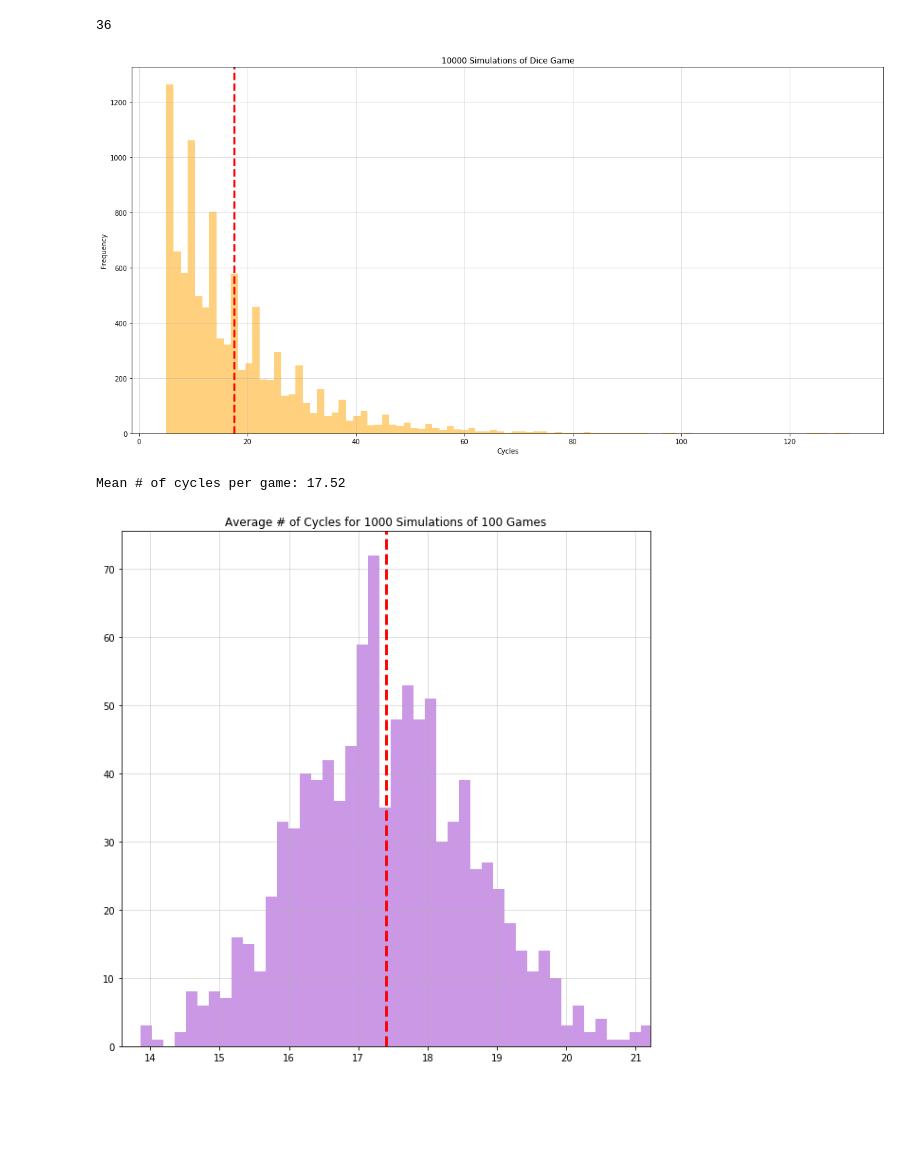
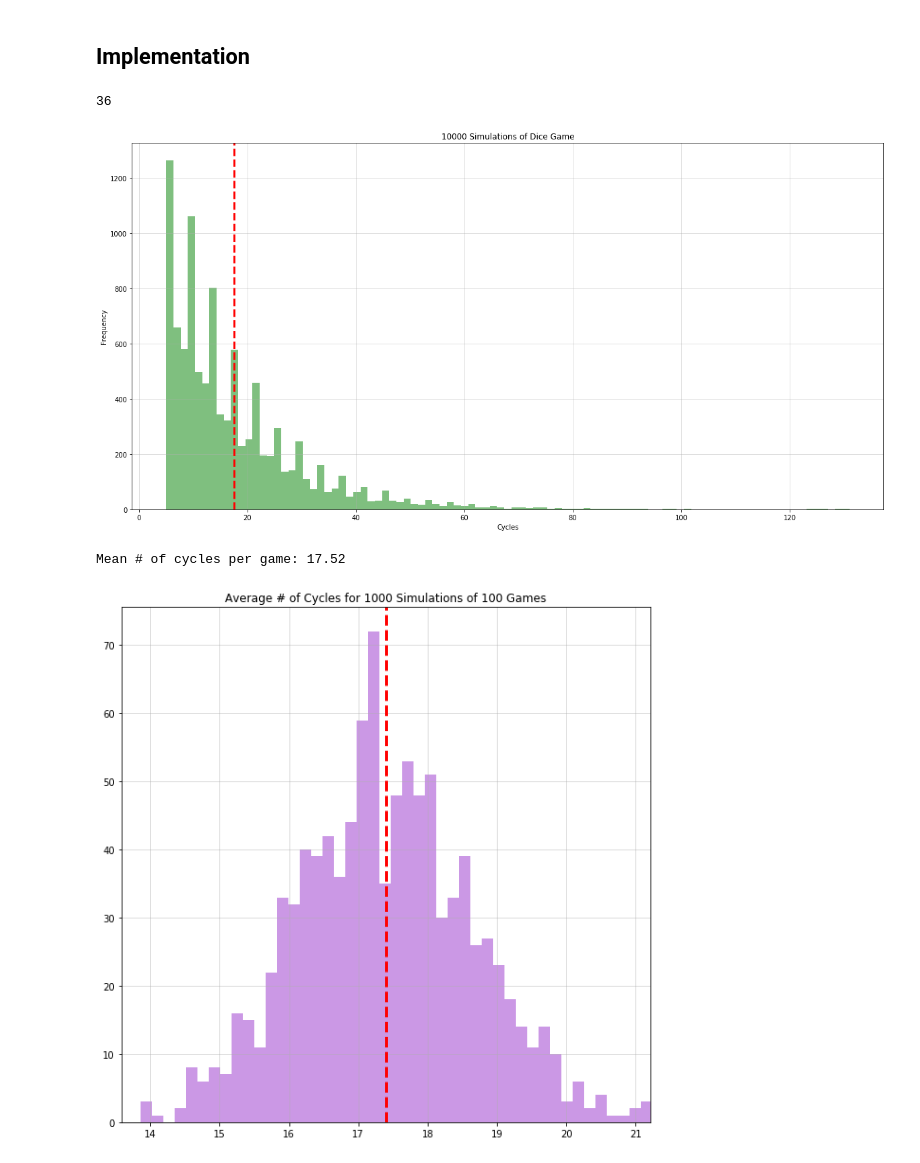
Before and after one commit to vgawande-git/simulation_omscs, a Jupyter notebook: Project 1/dice_game_simulation.ipynb, the cells around one changed output. Saved outputs shown, nothing was run; the diff lists cells and outputs as text; code cells hidden in the pictures; blank space fills up the shorter version.

```diff
--- a/Project 1/dice_game_simulation.ipynb
+++ b/Project 1/dice_game_simulation.ipynb
@@ -23,3 +53,5 @@ the easiest thing to do to get the entire distribution.
+# %% [markdown]
+## Implementation
 # %%
 import random
 import time
@@ -29,15 +61,16 @@ random.seed(998877)
 # %%
 class DiceGame:
 
-    def __init__(self):
+    def __init__(self, first='a'):
         self.player_a = 4
         self.player_b = 4
         self.pot = 2
         self.cycles = 0
-        self.first = None
+        self.first = first
         self.players = {'a':self.player_a,
                         'b':self.player_b}
-        self.current_player = 'a'
+        self.current_player = self.first
+        self.winner = None
 
     def __roll(self):
         return random.randrange(6) + 1
@@ -61,6 +94,7 @@ class DiceGame:
                 self.pot -= half_pot
             else:
                 if self.players[self.current_player] == 0:
+                    self.winner = 'a' if self.current_player == 'b' else 'b'
                     break
                 self.players[self.current_player] -= 1
                 self.pot += 1
@@ -73,14 +107,12 @@ game.cycles
 # %% [output]
 36
 # %%
-def simulate_n_games(n=1000, plot=True):
+def simulate_n_games(game_object, n=1000, plot=True):
     number_of_cycles = []
     for i in range(n):
-        game = DiceGame()
+        game = game_object()
         game.play_game()
         number_of_cycles.append(game.cycles)
-
-    #plt.hist(number_of_cycles, bins=len(set(number_of_cycles)))
 
     mean_cycles = np.mean(number_of_cycles)
     std_cycles = np.std(number_of_cycles)
@@ -88,22 +120,20 @@ def simulate_n_games(n=1000, plot=True):
     if plot:
         fig = plt.figure(figsize=(20, 10))
         ax = fig.add_subplot(111)
-        ax.hist(number_of_cycles, bins = len(set(number_of_cycles)), color='orange', alpha=.5);
+        ax.hist(number_of_cycles, bins = len(set(number_of_cycles)),
+                color='green' if game_object == DiceGame else 'orange', alpha=.5);
         ax.set_title(str(n) + " Simulations of Dice Game");
         plt.grid(True, alpha=.5)
-        #ax.set_xticks([0,25,50,75,100])
         ax.set_xlabel('Cycles');
         ax.set_ylabel('Frequency');
         plt.axvline(mean_cycles, color='red', ls='--', lw='3')
-        #plt.axvline(mean_cycles+std_cycles, color='orange', ls='-', lw='1')
-        #plt.axvline(mean_cycles-std_cycles, color='orange', ls='-', lw='1')
         plt.show();
         print("Mean # of cycles per game: " + str(round(mean_cycles,2)))
     return mean_cycles
 # %%
-_ = simulate_n_games(10000)
+_ = simulate_n_games(DiceGame, 10000)
 # %% [output]
-[figure, old version]
+[figure, new version]
 Mean # of cycles per game: 17.52
 # %%
 def get_mean_cycles_k_times(k=1000, n=100):
```
Also changed, not shown: parts of 21 cells of this notebook.
